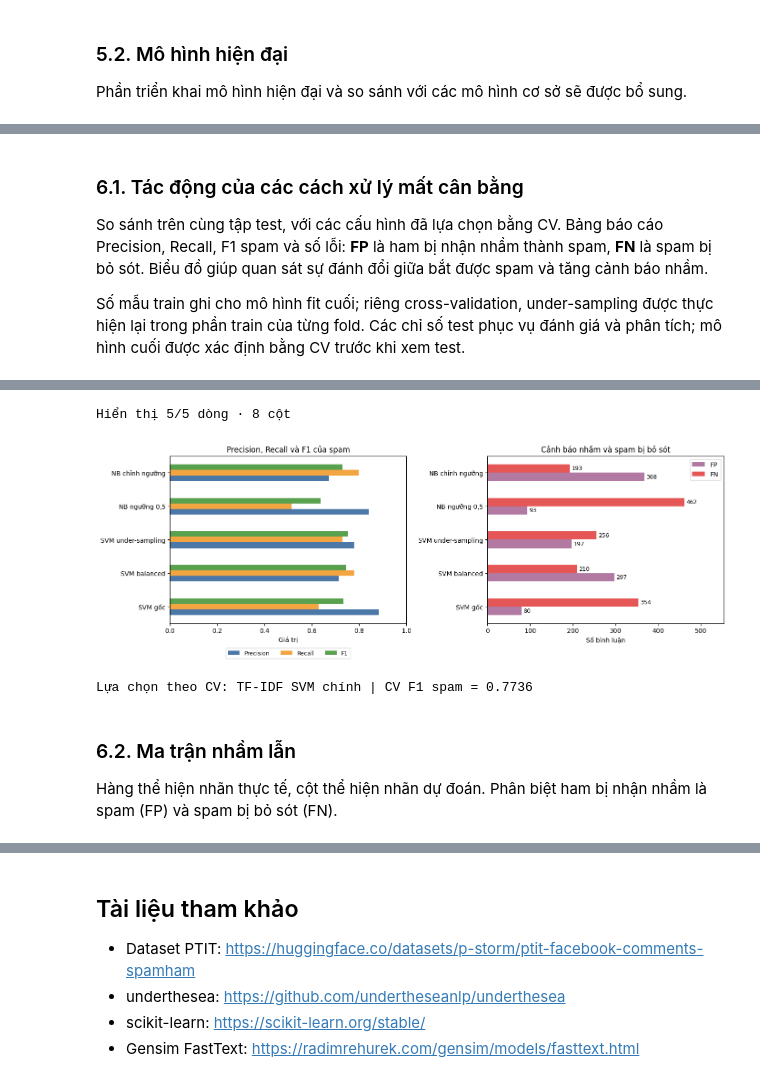
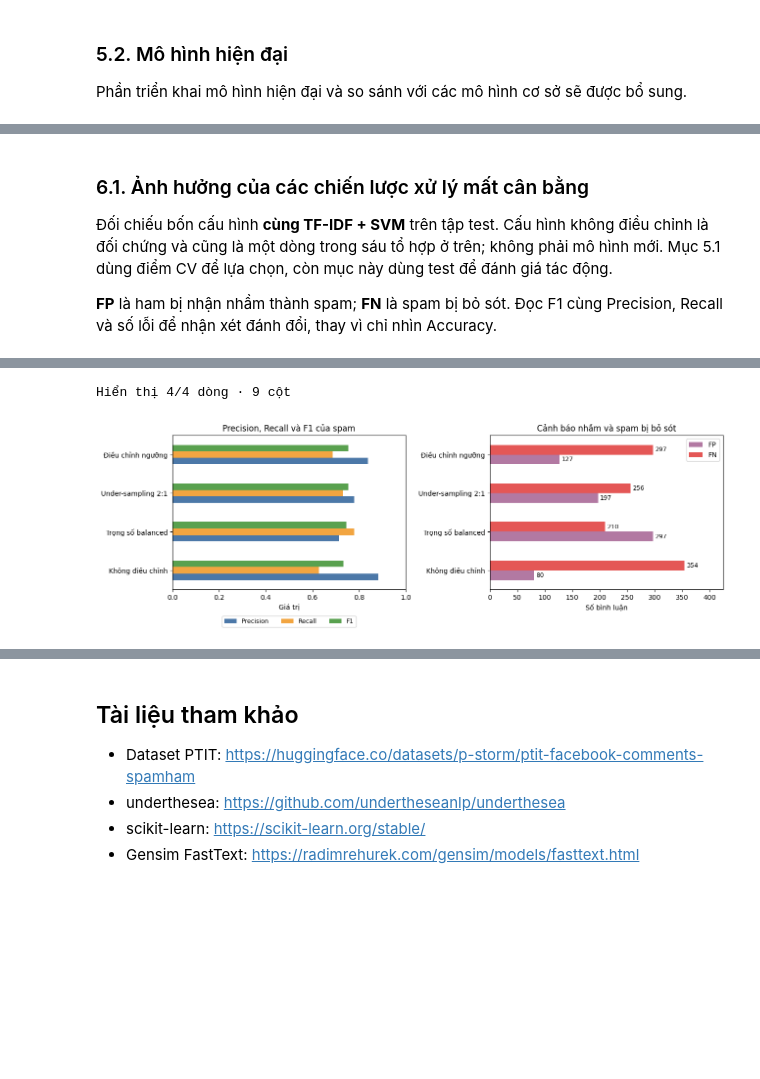
Before and after one commit to P-Bao/ptit-facebook-spam-ham, a Jupyter notebook: notebooks/02_thuc_nghiem_va_demo.ipynb, the cells around one changed output, grey strips where cells are left out. Saved outputs shown, nothing was run; the diff lists cells and outputs as text; code cells hidden in the pictures; blank space fills up the shorter version.

```diff
--- a/notebooks/02_thuc_nghiem_va_demo.ipynb
+++ b/notebooks/02_thuc_nghiem_va_demo.ipynb
@@ -269,14 +267,0 @@ Từ vựng, IDF và embedding được học trong phần train của từng fo
-# %%
-# Grid/cấu hình nằm ở pipeline/modeling/experiments.py: make_pipe().
-# Fit vectorizer và model trong train của từng fold, không fit trên test.
-cache_dir = tempfile.TemporaryDirectory(prefix="spamham_cache_", dir=ARTIFACT_DIR)
-cache = Memory(cache_dir.name, verbose=0)
-RESULTS = []
-for pre in TEXT:
-    X_train_text = TEXT[pre].iloc[train_idx].to_numpy()
-    for feature in FEATURES:
-        for algorithm in MODELS:
-            result = fit_experiment(pre, feature, algorithm, X_train_text, y_train, CV_FOLDS,
-                                    seed=SEED, cache=cache, n_jobs=N_JOBS)
-            RESULTS.append(result)
-            print(pre, feature, algorithm, f"CV F1={result['CV F1 (spam)']:.4f}", result["Tham số"], flush=True)
@@ -447,48 +485,32 @@ Test F1=0.7334, Precision=0.8818, Recall=0.6278
-# %% [markdown]
-### 6.1. Tác động của các cách xử lý mất cân bằng
-
-So sánh trên cùng tập test, với các cấu hình đã lựa chọn bằng CV. Bảng báo cáo
-Precision, Recall, F1 spam và số lỗi: **FP** là ham bị nhận nhầm thành spam,
-**FN** là spam bị bỏ sót. Biểu đồ giúp quan sát sự đánh đổi giữa bắt được spam
-và tăng cảnh báo nhầm.
-
-Số mẫu train ghi cho mô hình fit cuối; riêng cross-validation, under-sampling
-được thực hiện lại trong phần train của từng fold. Các chỉ số test phục vụ đánh
-giá và phân tích; mô hình cuối được xác định bằng CV trước khi xem test.
+# %% [markdown]
+### 6.1. Ảnh hưởng của các chiến lược xử lý mất cân bằng
+
+Đối chiếu bốn cấu hình **cùng TF-IDF + SVM** trên tập test. Cấu hình không điều
+chỉnh là đối chứng và cũng là một dòng trong sáu tổ hợp ở trên; không phải mô hình
+mới. Mục 5.1 dùng điểm CV để lựa chọn, còn mục này dùng test để đánh giá tác động.
+
+**FP** là ham bị nhận nhầm thành spam; **FN** là spam bị bỏ sót. Đọc F1 cùng
+Precision, Recall và số lỗi để nhận xét đánh đổi, thay vì chỉ nhìn Accuracy.
 # %%
-weight_base = next(r for r in SUPPLEMENTARY if r["Biến thể"] == "class_weight=None")
-weight_balanced = next(r for r in SUPPLEMENTARY if r["Biến thể"] == "class_weight=balanced")
-under_record = next(r for r in SUPPLEMENTARY if r["Biến thể"] == "under-sampling 2:1")
-tuned_record = next(r for r in SUPPLEMENTARY if r["Biến thể"] == "chỉnh ngưỡng")
-balance_records = [
-    ("SVM gốc", weight_base, len(y_train), "Không áp dụng"),
-    ("SVM balanced", weight_balanced, len(y_train), "Không áp dụng"),
-    ("SVM under-sampling", under_record, us_count, "Không áp dụng"),
-    ("NB ngưỡng 0,5", nb_record, len(y_train), 0.5),
-    ("NB chỉnh ngưỡng", tuned_record, len(y_train), tuned_record["_threshold"]),
-]
 balance_rows = []
-for label, record, train_rows, used_threshold in balance_records:
+for record in STRATEGIES:
     tn, fp, fn, tp = confusion_matrix(y_test, record["_pred"], labels=[0, 1]).ravel()
-    balance_rows.append({"Nhánh": label, "Số mẫu train": train_rows, "Ngưỡng NB": used_threshold,
-        "CV F1 spam": record["CV F1 (spam)"], "Precision": record["Precision"],
-        "Recall": record["Recall"], "F1": record["F1"], "FP": int(fp), "FN": int(fn)})
-imbalance_report = pd.DataFrame(balance_rows).set_index("Nhánh")
+    balance_rows.append({"Mã": record["Mã"], "Chiến lược": record["Chiến lược"],
+                         **{k: record[k] for k in METRICS}, "FP": int(fp), "FN": int(fn)})
+imbalance_report = pd.DataFrame(balance_rows)
 display(imbalance_report.round(4))
-imbalance_report.to_csv(ARTIFACT_DIR / "imbalance_comparison.csv", encoding="utf-8-sig")
-
-fig, axes = plt.subplots(1, 2, figsize=(14, 5))
-imbalance_report[["Precision", "Recall", "F1"]].plot.barh(ax=axes[0], color=["#4c78a8", "#f2a541", "#59a14f"])
+imbalance_report.to_csv(ARTIFACT_DIR / "imbalance_comparison.csv", index=False, encoding="utf-8-sig")
+plot_report = imbalance_report.set_index("Chiến lược")
+fig, axes = plt.subplots(1, 2, figsize=(13, 4.5))
+plot_report[["Precision", "Recall", "F1"]].plot.barh(ax=axes[0], color=["#4c78a8", "#f2a541", "#59a14f"])
 axes[0].set(title="Precision, Recall và F1 của spam", xlabel="Giá trị", ylabel="", xlim=(0, 1))
-axes[0].legend(loc="upper center", bbox_to_anchor=(0.5, -0.13), ncol=3, fontsize=9)
-imbalance_report[["FP", "FN"]].plot.barh(ax=axes[1], color=["#b279a2", "#e45756"])
+axes[0].legend(loc="upper center", bbox_to_anchor=(0.5, -0.15), ncol=3, fontsize=9)
+plot_report[["FP", "FN"]].plot.barh(ax=axes[1], color=["#b279a2", "#e45756"])
 axes[1].set(title="Cảnh báo nhầm và spam bị bỏ sót", xlabel="Số bình luận", ylabel="")
 for container in axes[1].containers:
     axes[1].bar_label(container, padding=3, fontsize=9)
-axes[1].set_xlim(right=imbalance_report[["FP", "FN"]].to_numpy().max() * 1.2)
+axes[1].set_xlim(right=plot_report[["FP", "FN"]].to_numpy().max() * 1.2)
 plt.tight_layout()
 fig.savefig(ARTIFACT_DIR / "imbalance_results.png", dpi=140, bbox_inches="tight")
 plt.show()
-print("Lựa chọn theo CV:", best["Đặc trưng"], best["Thuật toán"], best["Biến thể"],
-      "| CV F1 spam =", round(best["CV F1 (spam)"], 4))
 # %% [output]
@@ -501,8 +522,2 @@ print("Lựa chọn theo CV:", best["Đặc trưng"], best["Thuật toán"], bes
-Hiển thị 5/5 dòng · 8 cột
+Hiển thị 4/4 dòng · 9 cột
-[figure, old version]
+[figure, new version]
-Lựa chọn theo CV: TF-IDF SVM chính | CV F1 spam = 0.7736
-# %% [markdown]
-### 6.2. Ma trận nhầm lẫn
-
-Hàng thể hiện nhãn thực tế, cột thể hiện nhãn dự đoán. Phân biệt ham bị nhận nhầm
-là spam (FP) và spam bị bỏ sót (FN).
```
Also changed, not shown: parts of 37 cells of this notebook, 34 other files.
